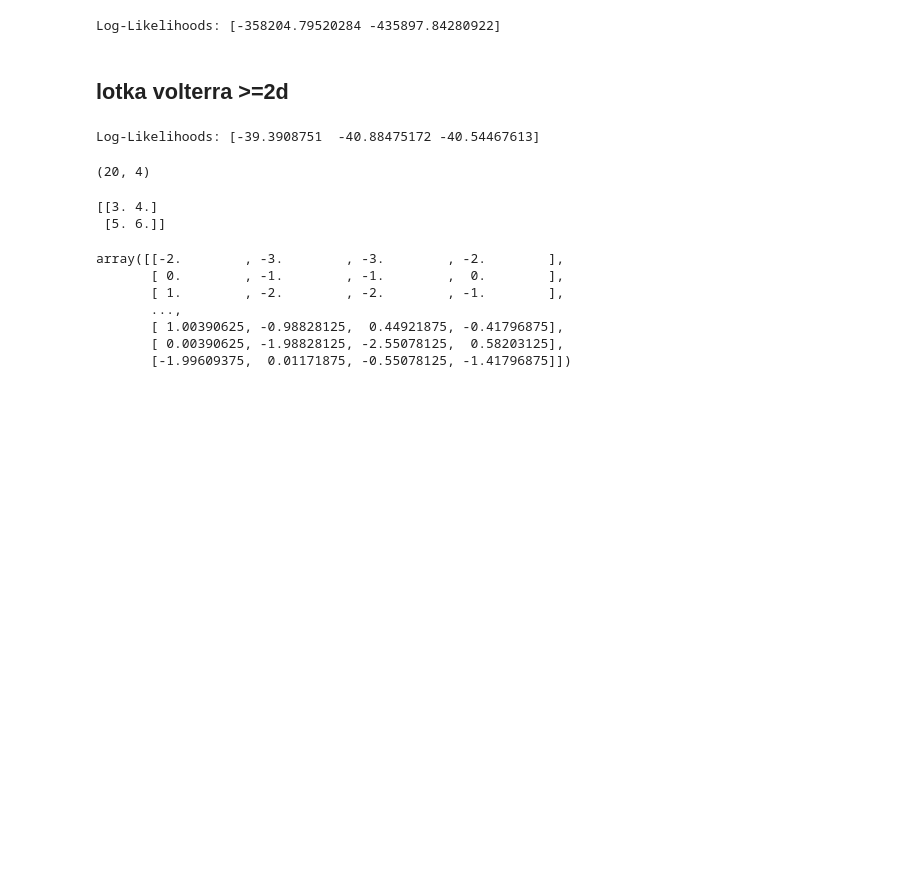
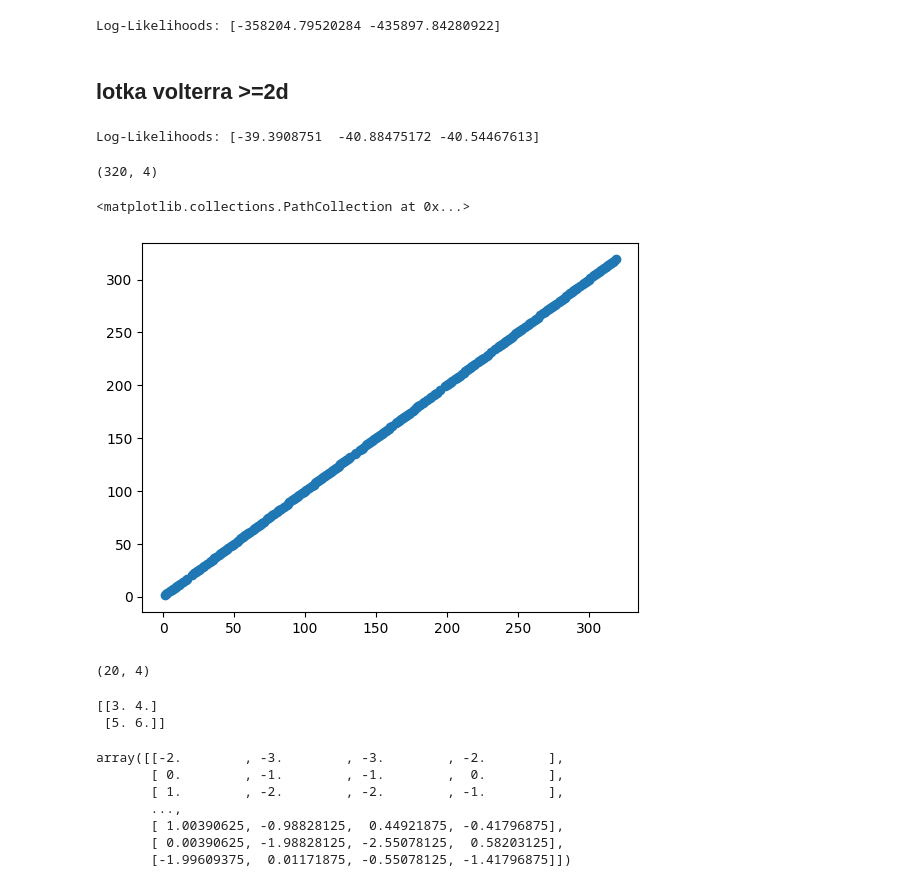
Before and after one commit to jojoroy/MScDis, a Jupyter notebook: GPMH_penalty.ipynb, the cells around one changed output. Cells and saved outputs as stored; diff of their text form; code cells hidden in the pictures; blank space fills up the shorter version.

```diff
--- a/GPMH_penalty.ipynb
+++ b/GPMH_penalty.ipynb
@@ -1229,3 +1381,14 @@ params_current=jnp.array([[ 1.1, -2.9, -0.5,  1. ],
+# %%
+np.shape(params_current)
+# %% [output]
+(320, 4)
+# %%
+pp,qq=np.where(pairwise_distances(params_current,params_current)==0)
+# %%
+plt.scatter(pp,qq)
+# %% [output]
+<matplotlib.collections.PathCollection at 0x...>
+[figure, added]
 # %%
 y_current = jnp.array(log_likelihood_lv(params_current).reshape(-1,1))
 # %%
```
Also changed, not shown: parts of 6 cells of this notebook.
